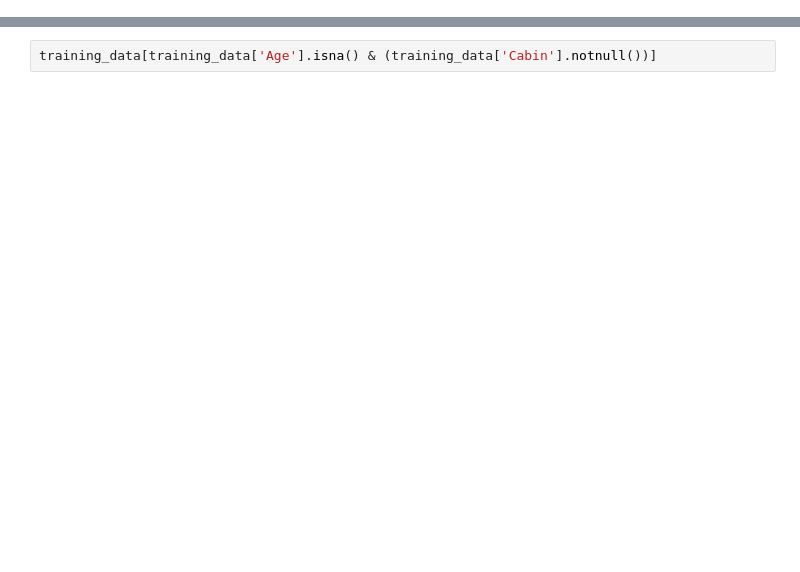
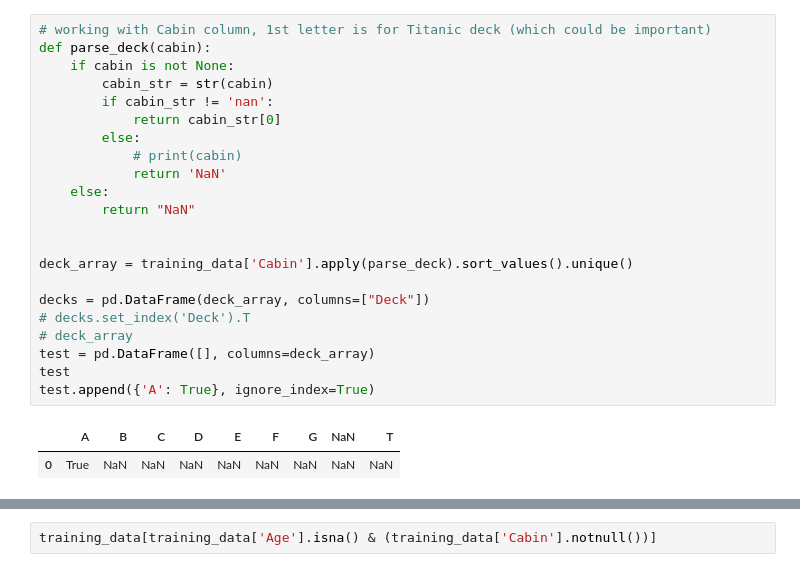
Before and after one commit to abobreshov/kaggle_titanic, a Jupyter notebook: notebook/dataInvestigation.ipynb, the cells around one changed output, grey strips where cells are left out. Cells and saved outputs as stored; diff of their text form; blank space fills up the shorter version.

```diff
--- a/notebook/dataInvestigation.ipynb
+++ b/notebook/dataInvestigation.ipynb
@@ -13,0 +79,25 @@ training_data.head()
+# %%
+# working with Cabin column, 1st letter is for Titanic deck (which could be important)
+def parse_deck(cabin):
+    if cabin is not None:
+        cabin_str = str(cabin)
+        if cabin_str != 'nan':
+            return cabin_str[0]
+        else:
+            # print(cabin)
+            return 'NaN'
+    else:
+        return "NaN"
+
+
+deck_array = training_data['Cabin'].apply(parse_deck).sort_values().unique()
+
+decks = pd.DataFrame(deck_array, columns=["Deck"])
+# decks.set_index('Deck').T
+# deck_array
+test = pd.DataFrame([], columns=deck_array)
+test
+test.append({'A': True}, ignore_index=True)
+# %% [output]
+|  | A | B | C | D | E | F | G | NaN | T |
+| 0 | True | NaN | NaN | NaN | NaN | NaN | NaN | NaN | NaN |
```
Also changed, not shown: parts of 22 cells of this notebook, 1 other file.
